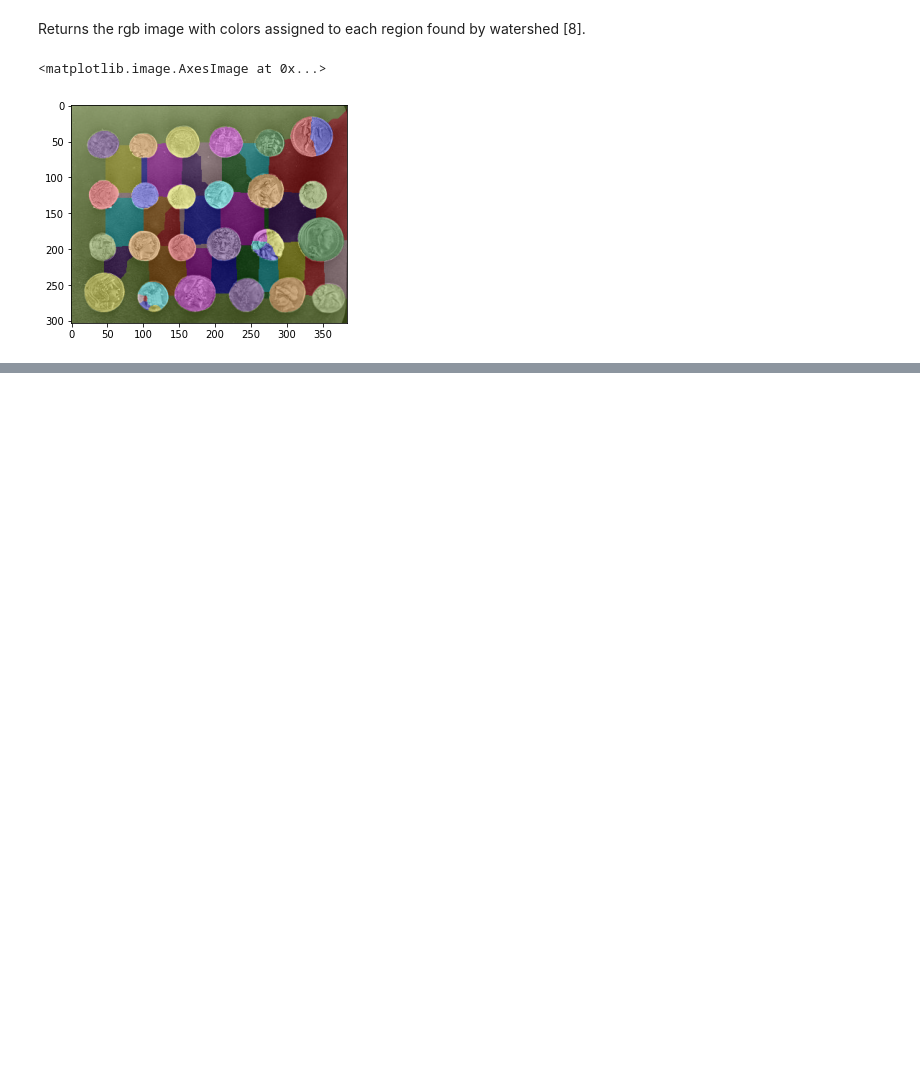
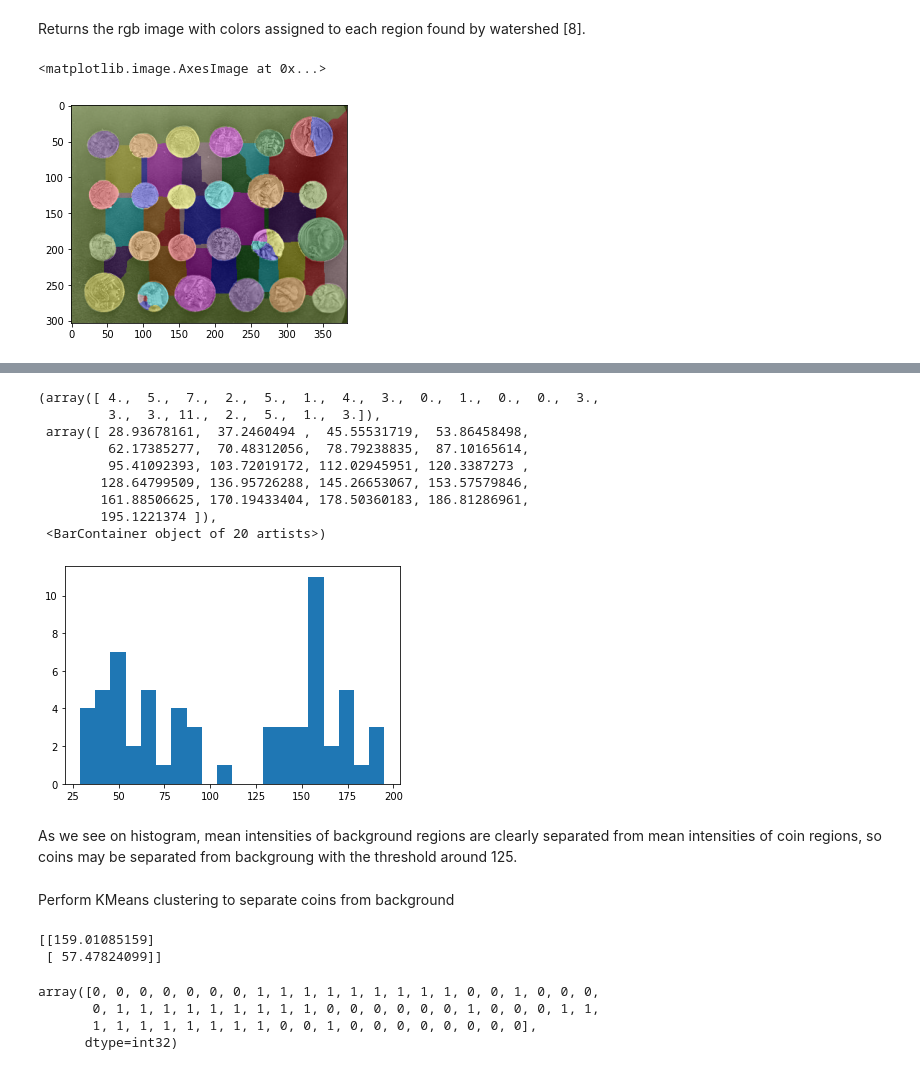
Before and after one commit to MarkFerenci/tumors-segmentation, a Jupyter notebook: Coins.ipynb, the cells around one changed output, grey strips where cells are left out. Drawn from its saved outputs; the diff is of its cells as text; code cells hidden in the pictures; blank space fills up the shorter version.

```diff
--- a/Coins.ipynb
+++ b/Coins.ipynb
@@ -145,0 +159,36 @@ Use watershed algorithm. Watershed algorithm treats image it operates upon as to
+# %%
+region_means = [r.mean_intensity for r in regions]
+plt.hist(region_means, bins=20)
+# %% [output]
+(array([ 4.,  5.,  7.,  2.,  5.,  1.,  4.,  3.,  0.,  1.,  0.,  0.,  3.,
+         3.,  3., 11.,  2.,  5.,  1.,  3.]),
+ array([ 28.93678161,  37.2460494 ,  45.55531719,  53.86458498,
+         62.17385277,  70.48312056,  78.79238835,  87.10165614,
+         95.41092393, 103.72019172, 112.02945951, 120.3387273 ,
+        128.64799509, 136.95726288, 145.26653067, 153.57579846,
+        161.88506625, 170.19433404, 178.50360183, 186.81286961,
+        195.1221374 ]),
+ <BarContainer object of 20 artists>)
+[figure, added]
+# %% [markdown]
+As we see on histogram, mean intensities of background regions are clearly separated from mean intensities of coin regions, so coins may be separated from backgroung with the threshold around 125.
+# %% [markdown]
+Perform KMeans clustering to separate coins from background
+# %%
+from sklearn.cluster import KMeans
+
+model = KMeans(n_clusters=2)
+region_means = np.array(region_means).reshape(-1,1)
+model.fit(region_means)
+print(model.cluster_centers_)
+# %% [output]
+[[159.01085159]
+ [ 57.47824099]]
+# %%
+bg_fg_labels = model.predict(region_means)
+bg_fg_labels
+# %% [output]
+array([0, 0, 0, 0, 0, 0, 0, 1, 1, 1, 1, 1, 1, 1, 1, 1, 0, 0, 1, 0, 0, 0,
+       0, 1, 1, 1, 1, 1, 1, 1, 1, 1, 0, 0, 0, 0, 0, 0, 1, 0, 0, 0, 1, 1,
+       1, 1, 1, 1, 1, 1, 1, 1, 0, 0, 1, 0, 0, 0, 0, 0, 0, 0, 0],
+      dtype=int32)
```
Also changed, not shown: parts of 10 cells of this notebook.
